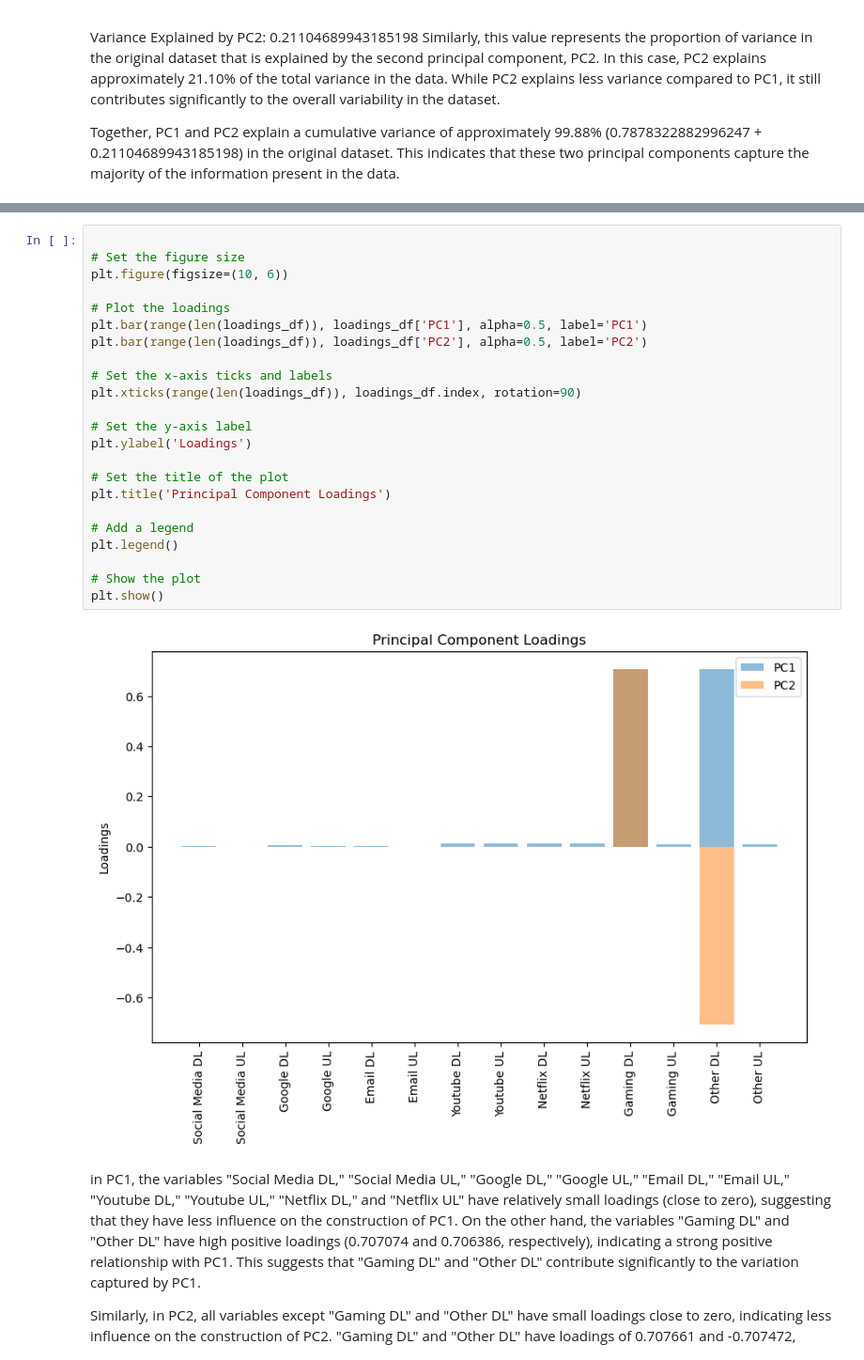
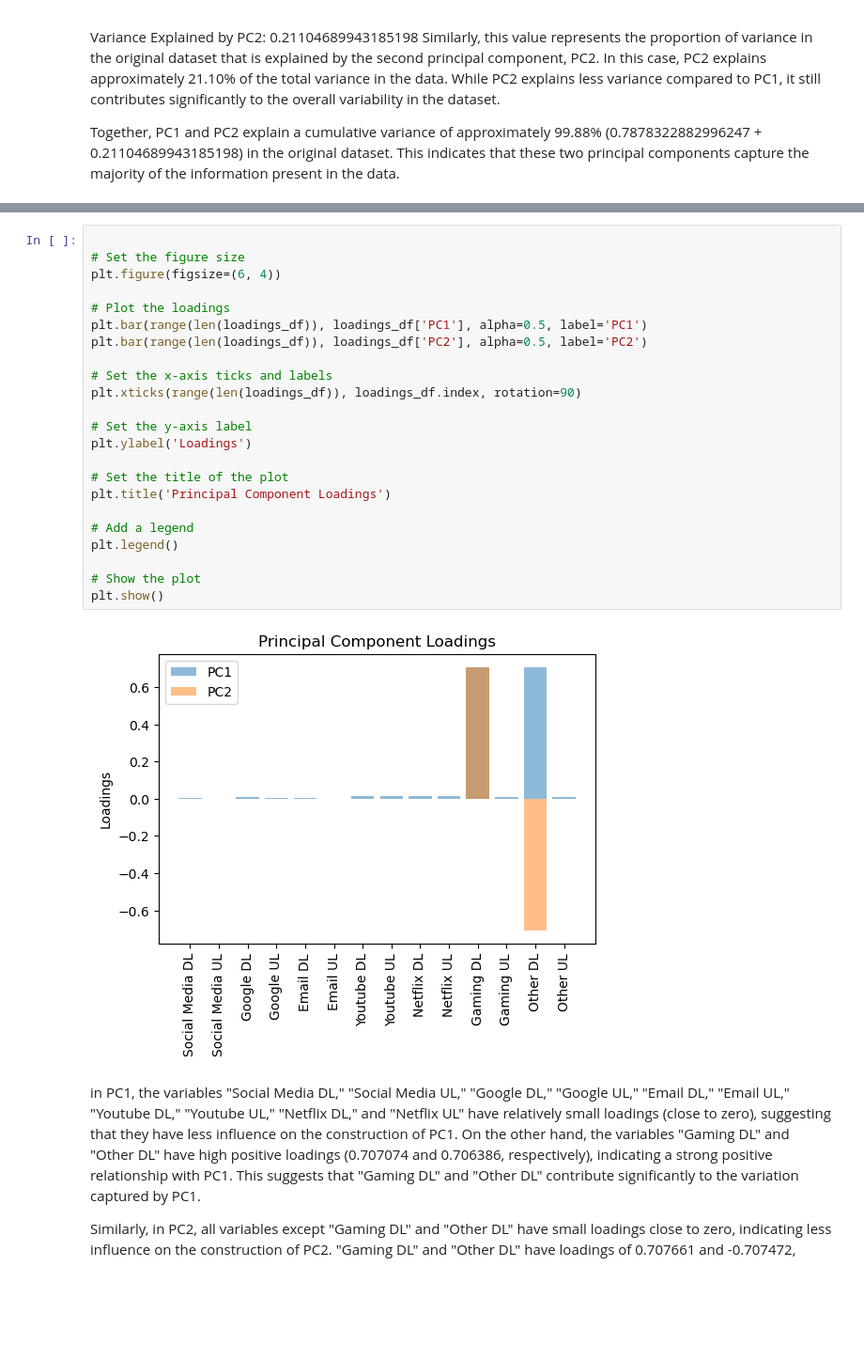
Before and after one commit to OjasSC/Telco_Project, a Jupyter notebook: Telco_Project.ipynb, the cells around one changed output, grey strips where cells are left out. Shown at 94% size. Cells and saved outputs as stored; diff of their text form; blank space fills up the shorter version.

```diff
--- a/Telco_Project.ipynb
+++ b/Telco_Project.ipynb
@@ -427,28 +427,28 @@ Other UL         0.010221 -2.167391e-04
 # %%
 
 # Set the figure size
-plt.figure(figsize=(10, 6))
+plt.figure(figsize=(6, 4))
 
 # Plot the loadings
 plt.bar(range(len(loadings_df)), loadings_df['PC1'], alpha=0.5, label='PC1')
 plt.bar(range(len(loadings_df)), loadings_df['PC2'], alpha=0.5, label='PC2')
 
 # Set the x-axis ticks and labels
 plt.xticks(range(len(loadings_df)), loadings_df.index, rotation=90)
 
 # Set the y-axis label
 plt.ylabel('Loadings')
 
 # Set the title of the plot
 plt.title('Principal Component Loadings')
 
 # Add a legend
 plt.legend()
 
 # Show the plot
 plt.show()
 # %% [output]
-[figure, old version]
+[figure, new version]
 # %% [markdown]
 in PC1, the variables "Social Media DL," "Social Media UL," "Google DL," "Google UL," "Email DL," "Email UL," "Youtube DL," "Youtube UL," "Netflix DL," and "Netflix UL" have relatively small loadings (close to zero), suggesting that they have less influence on the construction of PC1. On the other hand, the variables "Gaming DL" and "Other DL" have high positive loadings (0.707074 and 0.706386, respectively), indicating a strong positive relationship with PC1. This suggests that "Gaming DL" and "Other DL" contribute significantly to the variation captured by PC1.
 
```
Also changed, not shown: parts of 9 cells of this notebook.
